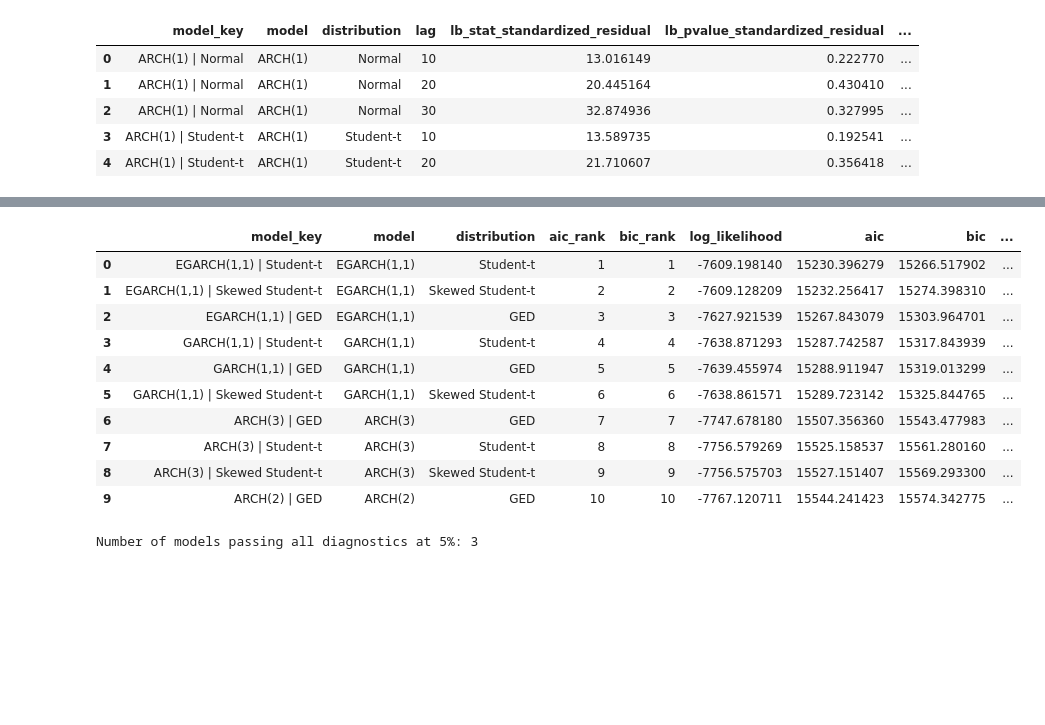
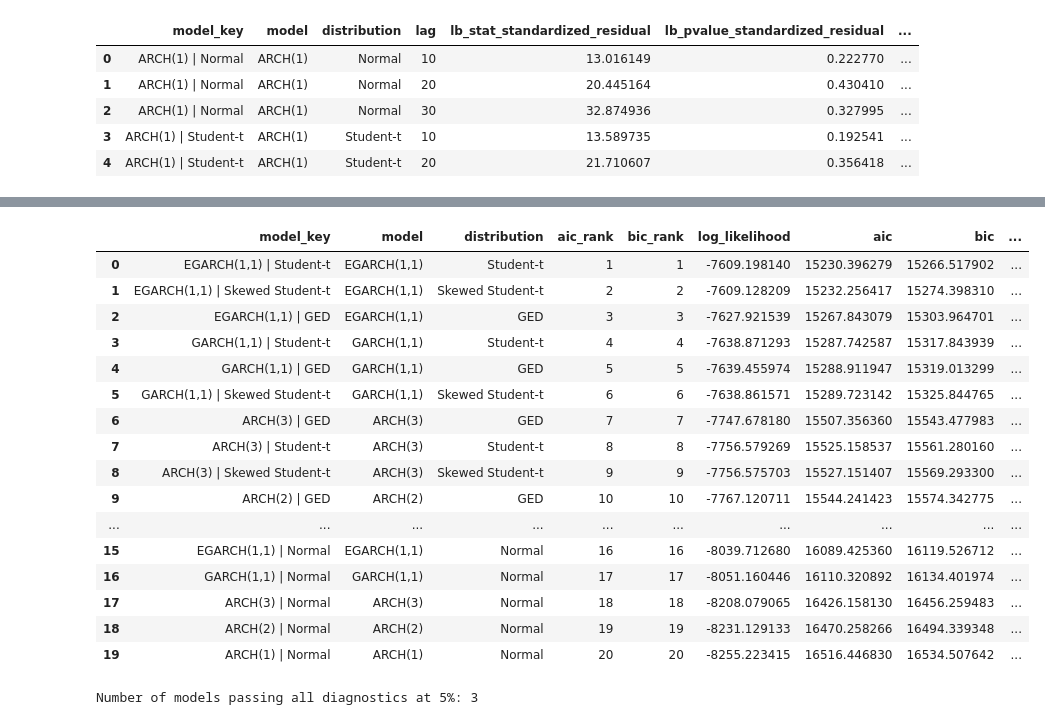
Before and after one commit to matthijs174/project, a Jupyter notebook: notebooks/02_model_estimation_and_forecasting.ipynb, the cells around one changed output, grey strips where cells are left out. Saved outputs shown, nothing was run; the diff lists cells and outputs as text; code cells hidden in the pictures; blank space fills up the shorter version.

```diff
--- a/notebooks/02_model_estimation_and_forecasting.ipynb
+++ b/notebooks/02_model_estimation_and_forecasting.ipynb
@@ -951,34 +1005,40 @@ model_diagnostic_comparison_table = model_diagnostic_comparison_table[
         "bic_rank",
         "log_likelihood",
         "aic",
         "bic",
         "lb_pvalue_standardized_residual",
         "lb_pvalue_squared_standardized_residual",
         "lm_pvalue",
         "f_pvalue",
         "passes_all_diagnostics_5pct",
         "num_params",
         "n_obs"
     ]
 ]
 
 model_diagnostic_comparison_table = model_diagnostic_comparison_table.sort_values(
     by="aic_rank"
 ).reset_index(drop=True)
 
-model_diagnostic_comparison_table.head(10)
+model_diagnostic_comparison_table.head(20)
 # %% [output]
 |  | model_key | model | distribution | aic_rank | bic_rank | log_likelihood | aic | bic | ... |
 | 0 | EGARCH(1,1) | Student-t | EGARCH(1,1) | Student-t | 1 | 1 | -7609.198140 | 15230.396279 | 15266.517902 | ... |
 | 1 | EGARCH(1,1) | Skewed Student-t | EGARCH(1,1) | Skewed Student-t | 2 | 2 | -7609.128209 | 15232.256417 | 15274.398310 | ... |
 | 2 | EGARCH(1,1) | GED | EGARCH(1,1) | GED | 3 | 3 | -7627.921539 | 15267.843079 | 15303.964701 | ... |
 | 3 | GARCH(1,1) | Student-t | GARCH(1,1) | Student-t | 4 | 4 | -7638.871293 | 15287.742587 | 15317.843939 | ... |
 | 4 | GARCH(1,1) | GED | GARCH(1,1) | GED | 5 | 5 | -7639.455974 | 15288.911947 | 15319.013299 | ... |
 | 5 | GARCH(1,1) | Skewed Student-t | GARCH(1,1) | Skewed Student-t | 6 | 6 | -7638.861571 | 15289.723142 | 15325.844765 | ... |
 | 6 | ARCH(3) | GED | ARCH(3) | GED | 7 | 7 | -7747.678180 | 15507.356360 | 15543.477983 | ... |
 | 7 | ARCH(3) | Student-t | ARCH(3) | Student-t | 8 | 8 | -7756.579269 | 15525.158537 | 15561.280160 | ... |
 | 8 | ARCH(3) | Skewed Student-t | ARCH(3) | Skewed Student-t | 9 | 9 | -7756.575703 | 15527.151407 | 15569.293300 | ... |
 | 9 | ARCH(2) | GED | ARCH(2) | GED | 10 | 10 | -7767.120711 | 15544.241423 | 15574.342775 | ... |
+| ... | ... | ... | ... | ... | ... | ... | ... | ... | ... |
+| 15 | EGARCH(1,1) | Normal | EGARCH(1,1) | Normal | 16 | 16 | -8039.712680 | 16089.425360 | 16119.526712 | ... |
+| 16 | GARCH(1,1) | Normal | GARCH(1,1) | Normal | 17 | 17 | -8051.160446 | 16110.320892 | 16134.401974 | ... |
+| 17 | ARCH(3) | Normal | ARCH(3) | Normal | 18 | 18 | -8208.079065 | 16426.158130 | 16456.259483 | ... |
+| 18 | ARCH(2) | Normal | ARCH(2) | Normal | 19 | 19 | -8231.129133 | 16470.258266 | 16494.339348 | ... |
+| 19 | ARCH(1) | Normal | ARCH(1) | Normal | 20 | 20 | -8255.223415 | 16516.446830 | 16534.507642 | ... |
 # %%
 selected_columns = [
     "model",
```
Also changed, not shown: parts of 3 cells of this notebook.
